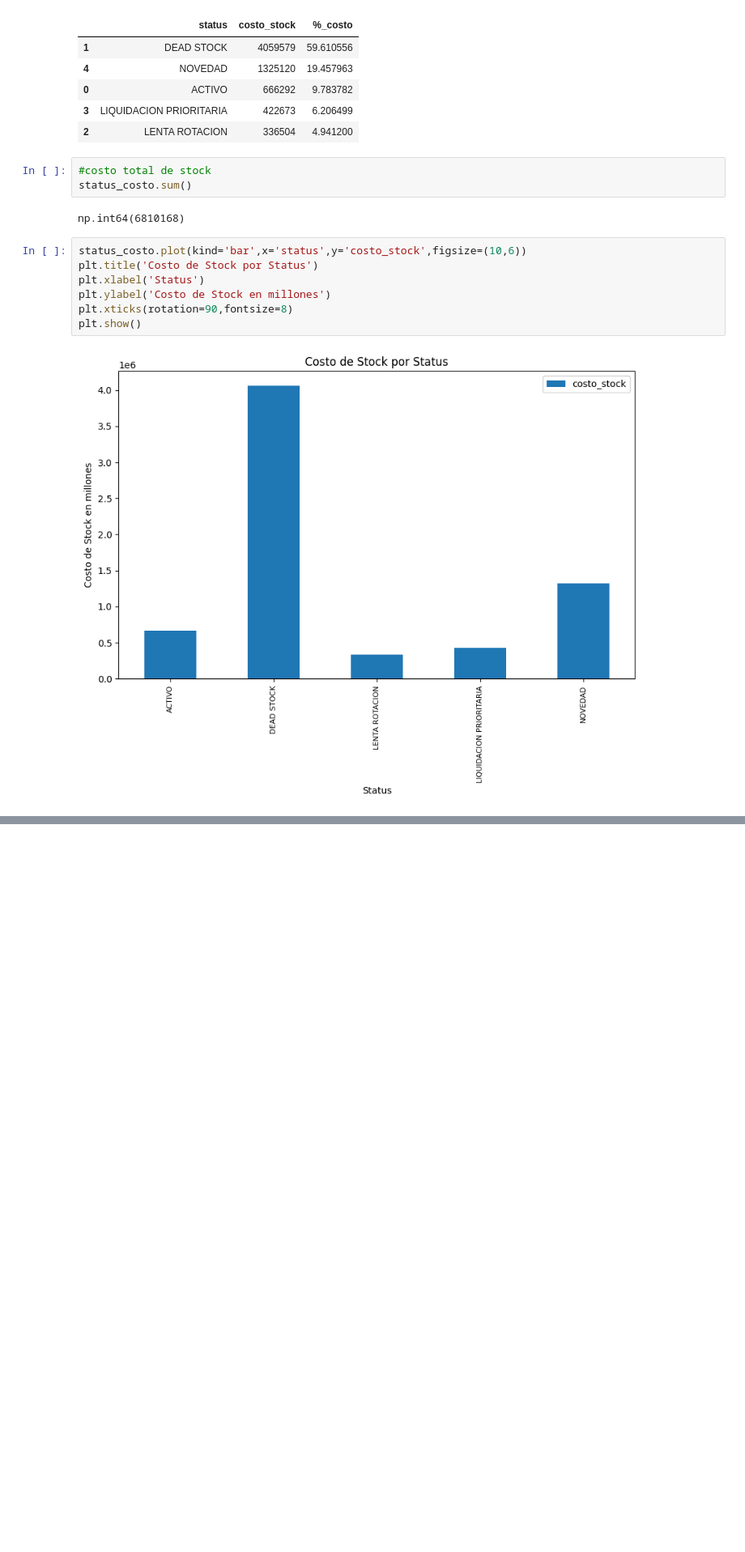
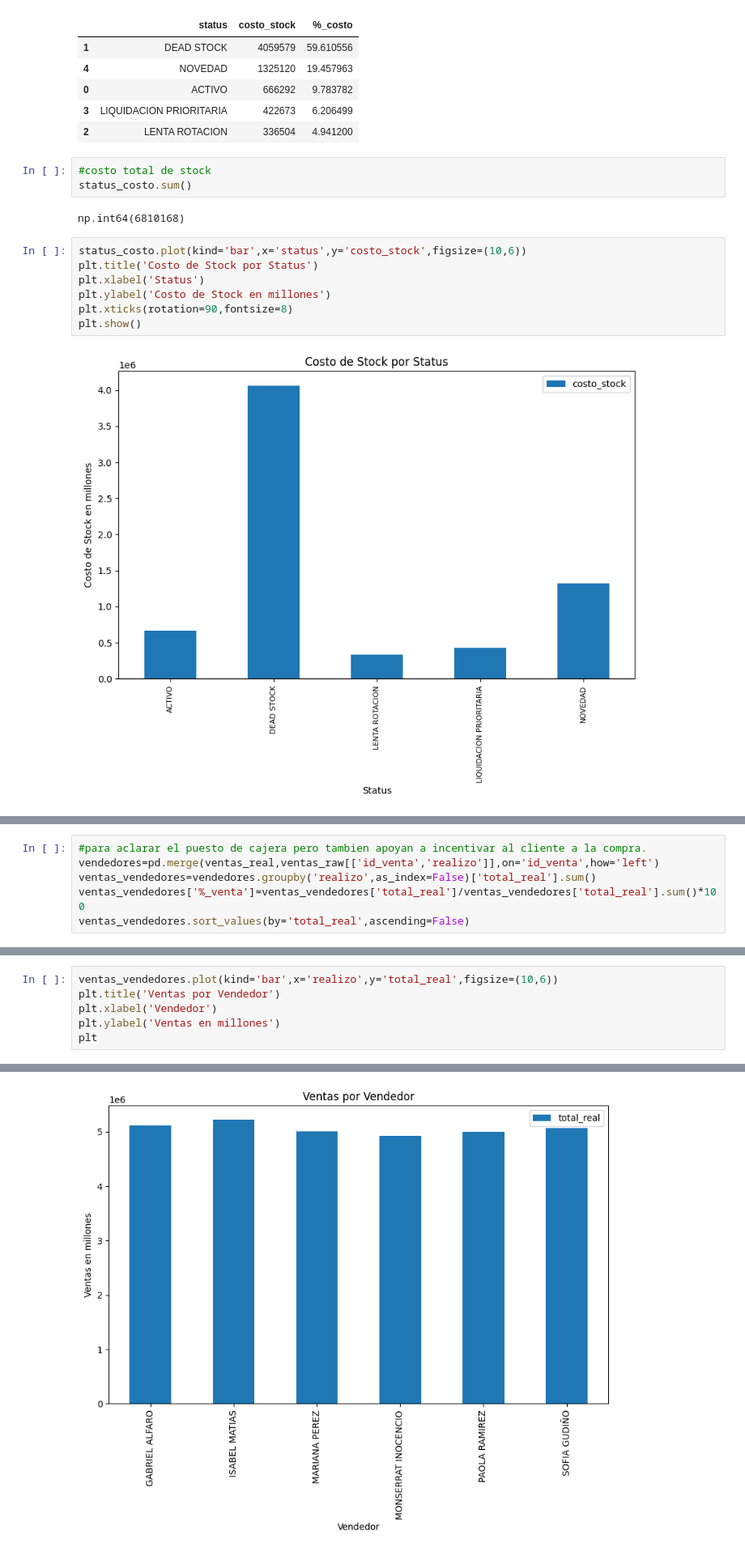
Before and after one commit to Adrian-estrada-chavez/clothing-sales-roi-analysis, a Jupyter notebook: Clothing_sales_roi_analysis.ipynb, the cells around one changed output, grey strips where cells are left out. Shown at 81% size. Cells and saved outputs as stored; diff of their text form; blank space fills up the shorter version.

```diff
--- a/Clothing_sales_roi_analysis.ipynb
+++ b/Clothing_sales_roi_analysis.ipynb
@@ -1503,0 +1518,6 @@ np.float64(-4.902098141827007)
+# %%
+#para aclarar el puesto de cajera pero tambien apoyan a incentivar al cliente a la compra.
+vendedores=pd.merge(ventas_real,ventas_raw[['id_venta','realizo']],on='id_venta',how='left')
+ventas_vendedores=vendedores.groupby('realizo',as_index=False)['total_real'].sum()
+ventas_vendedores['%_venta']=ventas_vendedores['total_real']/ventas_vendedores['total_real'].sum()*100
+ventas_vendedores.sort_values(by='total_real',ascending=False)
@@ -1503,0 +1532,7 @@ np.float64(-4.902098141827007)
+# %%
+ventas_vendedores.plot(kind='bar',x='realizo',y='total_real',figsize=(10,6))
+plt.title('Ventas por Vendedor')
+plt.xlabel('Vendedor')
+plt.ylabel('Ventas en millones')
+plt
+# %% [output]
@@ -1503,0 +1540 @@ np.float64(-4.902098141827007)
+[figure, added]
```
Also changed, not shown: parts of 14 cells of this notebook.
